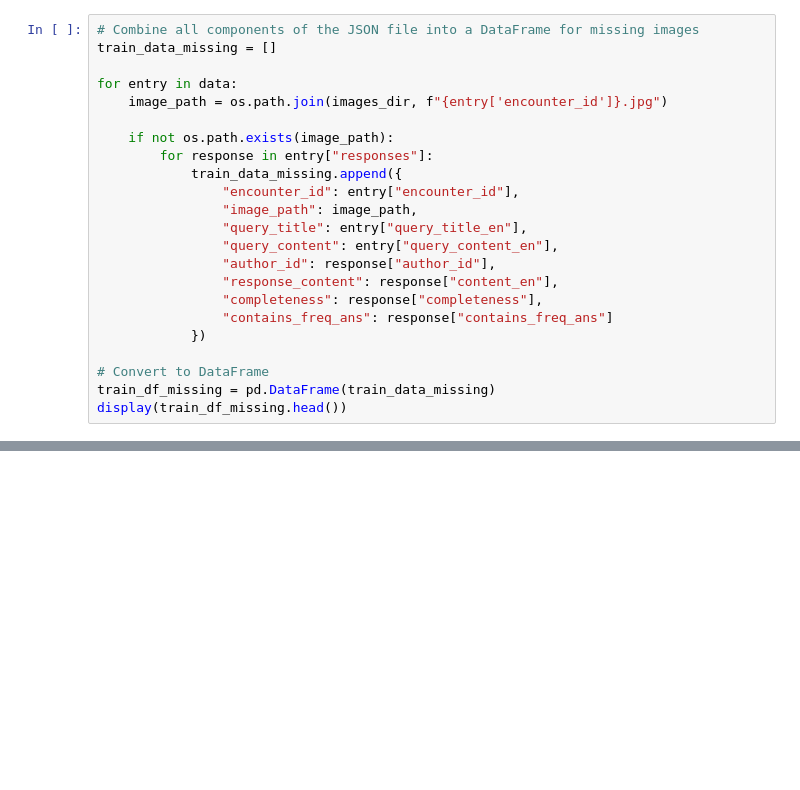
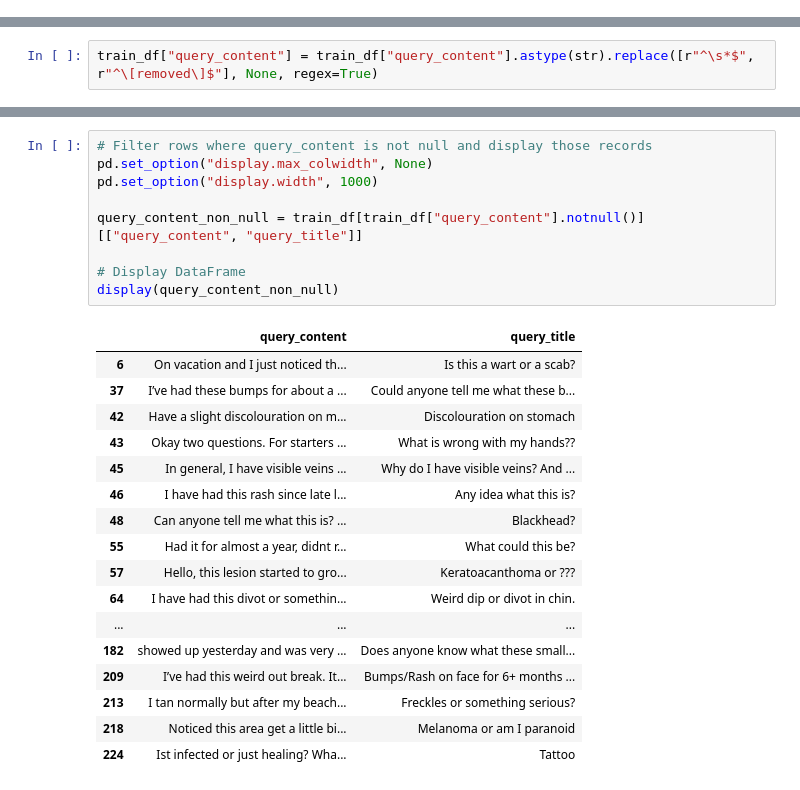
Before and after one commit to karishmathakrar/arc-mediqa-magic-2025, a Jupyter notebook: 02_EDA.ipynb, the cells around one changed output, grey strips where cells are left out. Saved outputs shown, nothing was run; the diff lists cells and outputs as text; blank space fills up the shorter version.

```diff
--- a/02_EDA.ipynb
+++ b/02_EDA.ipynb
@@ -52,23 +0,0 @@ len(train_df)
-# %%
-# Combine all components of the JSON file into a DataFrame for missing images
-train_data_missing = []
-
-for entry in data:
-    image_path = os.path.join(images_dir, f"{entry['encounter_id']}.jpg")
-
-    if not os.path.exists(image_path):
-        for response in entry["responses"]:
-            train_data_missing.append({
-                "encounter_id": entry["encounter_id"],
-                "image_path": image_path,
-                "query_title": entry["query_title_en"],
-                "query_content": entry["query_content_en"],
-                "author_id": response["author_id"],
-                "response_content": response["content_en"],
-                "completeness": response["completeness"],
-                "contains_freq_ans": response["contains_freq_ans"]
-            })
-
-# Convert to DataFrame
-train_df_missing = pd.DataFrame(train_data_missing)
-display(train_df_missing.head())
@@ -102,0 +225,2 @@ Number of unique encounter_ids: 347
+# %%
+train_df["query_content"] = train_df["query_content"].astype(str).replace([r"^\s*$", r"^\[removed\]$"], None, regex=True)
@@ -102,0 +253,27 @@ Number of unique encounter_ids: 347
+# %%
+# Filter rows where query_content is not null and display those records
+pd.set_option("display.max_colwidth", None)
+pd.set_option("display.width", 1000)
+
+query_content_non_null = train_df[train_df["query_content"].notnull()][["query_content", "query_title"]]
+
+# Display DataFrame
+display(query_content_non_null)
+# %% [output]
+|  | query_content | query_title |
+| 6 | On vacation and I just noticed th... | Is this a wart or a scab? |
+| 37 | I’ve had these bumps for about a ... | Could anyone tell me what these b... |
+| 42 | Have a slight discolouration on m... | Discolouration on stomach |
+| 43 | Okay two questions. For starters ... | What is wrong with my hands?? |
+| 45 | In general, I have visible veins ... | Why do I have visible veins? And ... |
+| 46 | I have had this rash since late l... | Any idea what this is? |
+| 48 | Can anyone tell me what this is? ... | Blackhead? |
+| 55 | Had it for almost a year, didnt r... | What could this be? |
+| 57 | Hello, this lesion started to gro... | Keratoacanthoma or ??? |
+| 64 | I have had this divot or somethin... | Weird dip or divot in chin. |
+| ... | ... | ... |
+| 182 | showed up yesterday and was very ... | Does anyone know what these small... |
+| 209 | I’ve had this weird out break. It... | Bumps/Rash on face for 6+ months ... |
+| 213 | I tan normally but after my beach... | Freckles or something serious? |
+| 218 | Noticed this area get a little bi... | Melanoma or am I paranoid |
+| 224 | Ist infected or just healing? Wha... | Tattoo |
```
Also changed, not shown: parts of 40 cells of this notebook, 1 other file.
